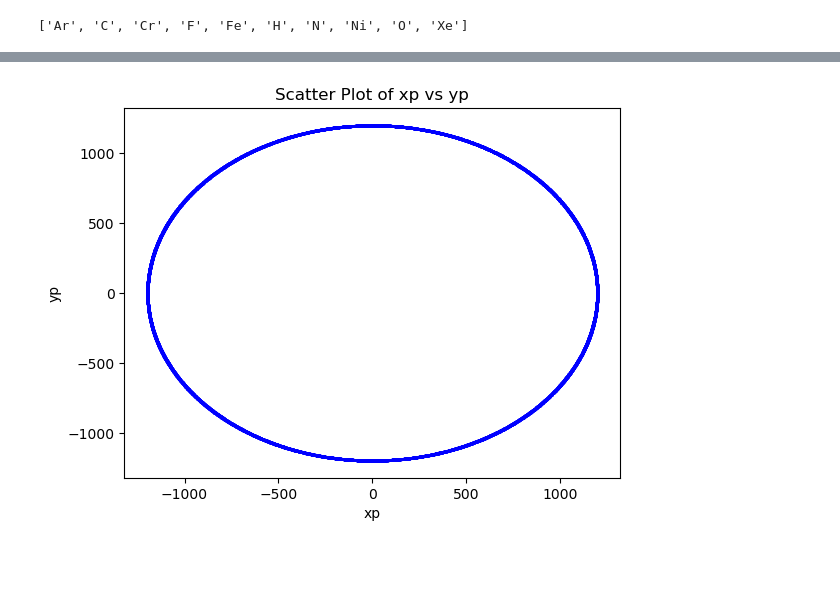
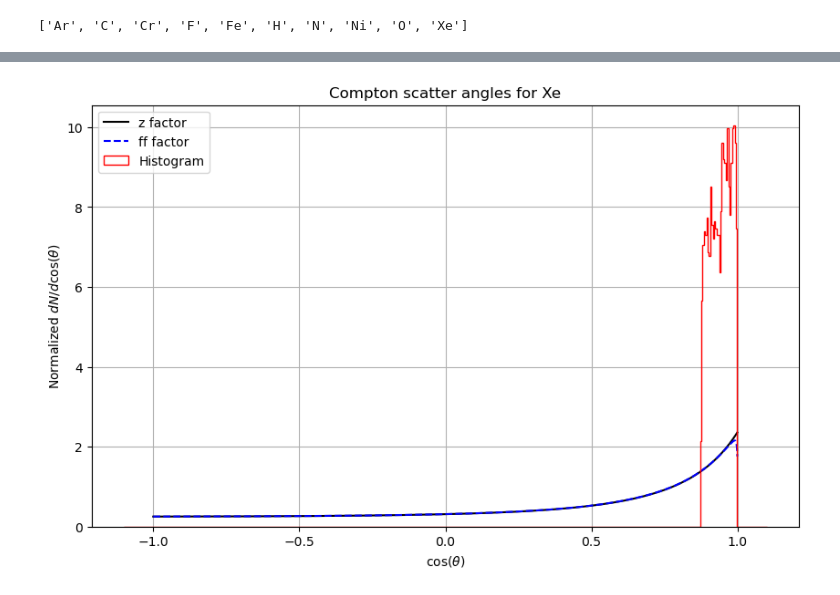
Before and after one commit to acolijn/G4FastSim, a Jupyter notebook: notebook/xsec_plot.ipynb, the cells around one changed output, grey strips where cells are left out. Saved outputs shown, nothing was run; the diff lists cells and outputs as text; code cells hidden in the pictures; blank space fills up the shorter version.

```diff
--- a/notebook/xsec_plot.ipynb
+++ b/notebook/xsec_plot.ipynb
@@ -4,7 +4,10 @@ import matplotlib.pyplot as plt
 import uproot
 import awkward as ak
 # %%
-file = uproot.open("../build/G4FastSim.root")
+filename = "/data/xenon/acolijn/G4FastSim/fast/fastsim.root"
+#filename = "/data/xenon/acolijn/G4FastSim/standard/standard.root"
+
+file = uproot.open(filename)
 gp = file["diff_xsec"]
 ev = file["ev"].arrays()
 # %%
@@ -86,21 +58,9 @@ plt.scatter(xp, yp, marker='.', color='white', s=1)
-# %%
-import awkward as ak
-import numpy as np
-import matplotlib.pyplot as plt
-
-# Apply the cut to the data
-zcut = (abs(ev['zp']) < 100.0)
-
-# Convert 'xp' and 'yp' branches to arrays and apply the boolean mask
-xp = ak.to_numpy(ev['xp'][zcut])
-yp = ak.to_numpy(ev['yp'][zcut])
-
-# Flatten the arrays
-#xp = ak.flatten(xp)
-#yp = ak.flatten(yp)
-
-# Create scatter plot.
-# set marker size to 1 to make the points smaller
-plt.scatter(xp, yp, marker='.', color='blue', s=1)
-# %% [output]
-[figure, removed]
+# %%
+
+# Example usage:
+fig, ax = plt.subplots(figsize=(10, 6))
+plot_klein_nishina('Xe', ax)
+plot_hist(ax, file)
+plt.show()
+# %% [output]
+[figure, added]
```
Also changed, not shown: parts of 4 cells of this notebook, 13 other files.
